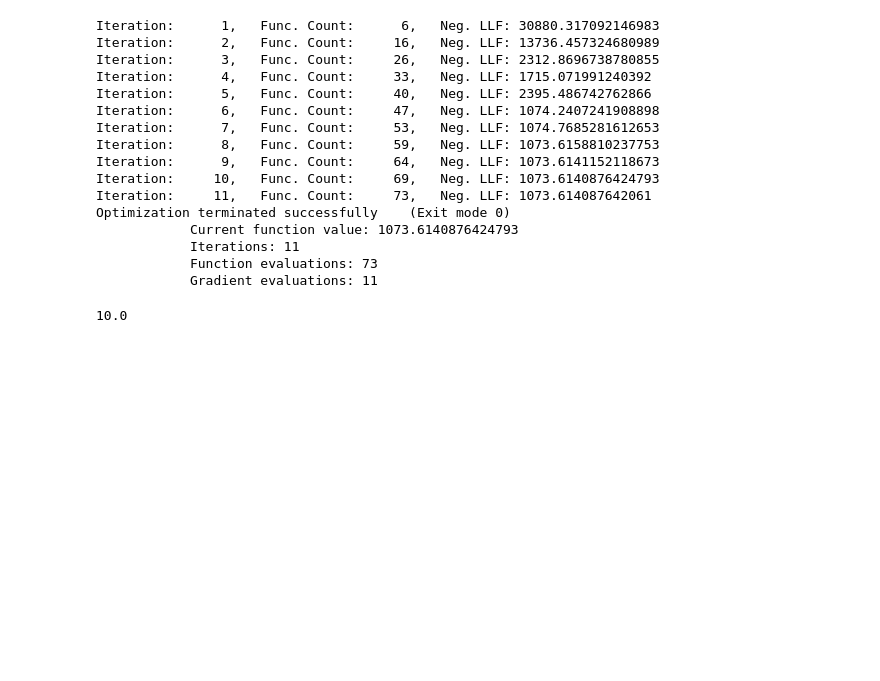
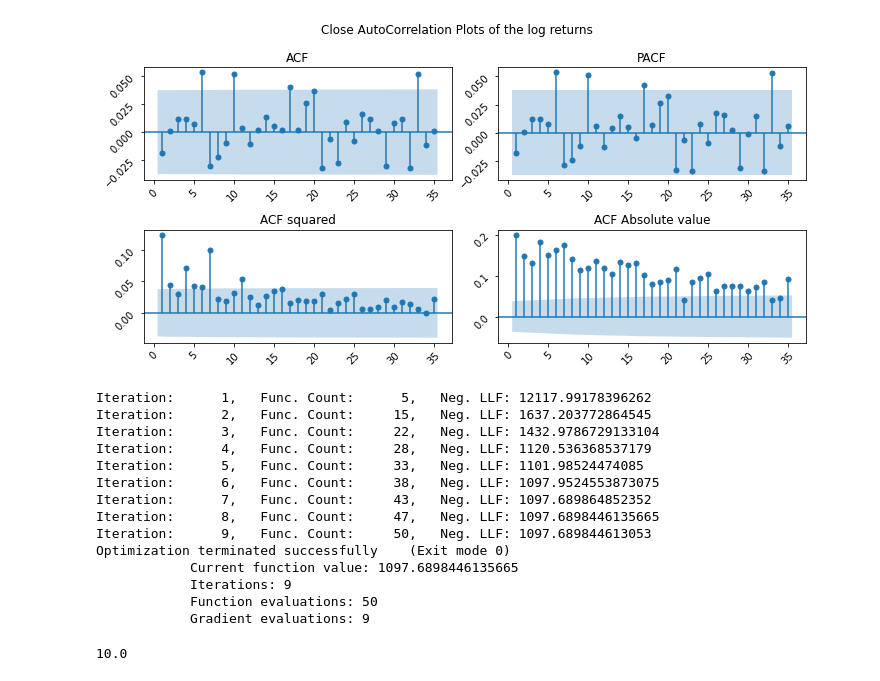
Before and after one commit to gpala7077/CryptoCurrency_Monte_Carlo_Simulation, a Jupyter notebook: Crypto-Analysis.ipynb, the cells around one changed output. Saved outputs shown, nothing was run; the diff lists cells and outputs as text; code cells hidden in the pictures; blank space fills up the shorter version.

```diff
--- a/Crypto-Analysis.ipynb
+++ b/Crypto-Analysis.ipynb
@@ -78,30 +106,32 @@ Text(0.5, 0.98, 'AutoCorrelation Plots')
+# %%
+data.plot_ACF_PACF('Close',transformation='log returns')
+# %% [output]
+[figure, added]
 # %%
 import pmdarima as arima
 from arch import arch_model
-
+log_returns = np.log(1+data.timeseries['Close'].pct_change()).dropna()
 arima_model_fitted = arima.auto_arima(log_returns)
 
 arima_residuals = arima_model_fitted.arima_res_.resid
 
-model = arch_model(arima_residuals, vol='GARCH', p=1, q=1, rescale=True)
+model = arch_model(arima_residuals, vol='GARCH', p=1, q=1, rescale=True, mean='Zero')
 fitted_model = model.fit()
 # %% [output]
-Iteration:      1,   Func. Count:      6,   Neg. LLF: 30880.317092146983
-Iteration:      2,   Func. Count:     16,   Neg. LLF: 13736.457324680989
-Iteration:      3,   Func. Count:     26,   Neg. LLF: 2312.8696738780855
-Iteration:      4,   Func. Count:     33,   Neg. LLF: 1715.071991240392
-Iteration:      5,   Func. Count:     40,   Neg. LLF: 2395.486742762866
-Iteration:      6,   Func. Count:     47,   Neg. LLF: 1074.2407241908898
-Iteration:      7,   Func. Count:     53,   Neg. LLF: 1074.7685281612653
-Iteration:      8,   Func. Count:     59,   Neg. LLF: 1073.6158810237753
-Iteration:      9,   Func. Count:     64,   Neg. LLF: 1073.6141152118673
-Iteration:     10,   Func. Count:     69,   Neg. LLF: 1073.6140876424793
-Iteration:     11,   Func. Count:     73,   Neg. LLF: 1073.614087642061
+Iteration:      1,   Func. Count:      5,   Neg. LLF: 12117.99178396262
+Iteration:      2,   Func. Count:     15,   Neg. LLF: 1637.203772864545
+Iteration:      3,   Func. Count:     22,   Neg. LLF: 1432.9786729133104
+Iteration:      4,   Func. Count:     28,   Neg. LLF: 1120.536368537179
+Iteration:      5,   Func. Count:     33,   Neg. LLF: 1101.98524474085
+Iteration:      6,   Func. Count:     38,   Neg. LLF: 1097.9524553873075
+Iteration:      7,   Func. Count:     43,   Neg. LLF: 1097.689864852352
+Iteration:      8,   Func. Count:     47,   Neg. LLF: 1097.6898446135665
+Iteration:      9,   Func. Count:     50,   Neg. LLF: 1097.689844613053
 Optimization terminated successfully    (Exit mode 0)
-            Current function value: 1073.6140876424793
-            Iterations: 11
-            Function evaluations: 73
-            Gradient evaluations: 11
+            Current function value: 1097.6898446135665
+            Iterations: 9
+            Function evaluations: 50
+            Gradient evaluations: 9
 # %%
 print(fitted_model.scale)
 # %% [output]
```
Also changed, not shown: parts of 14 cells of this notebook, 2 other files.
